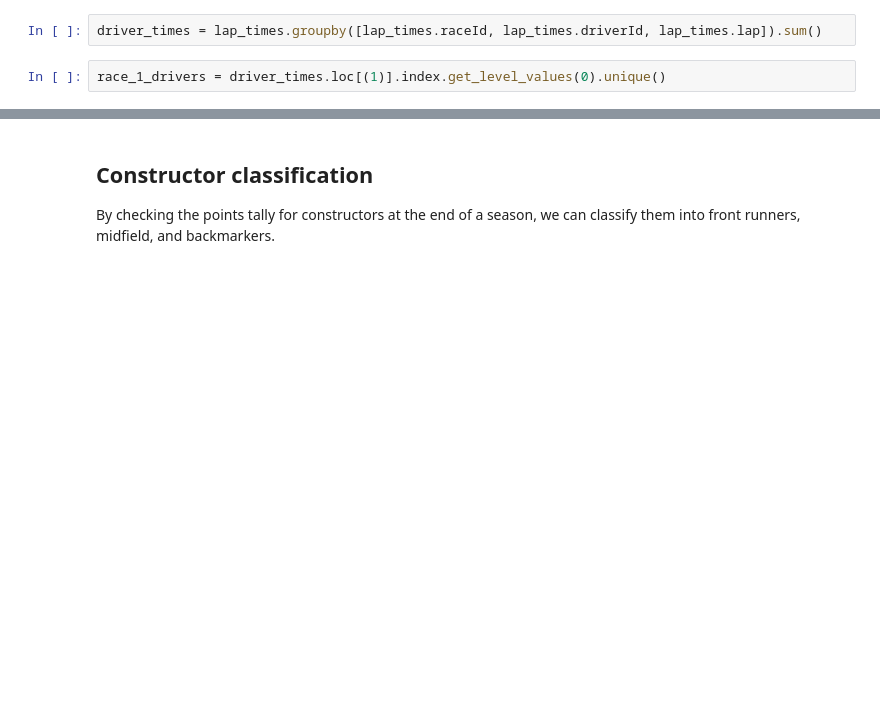
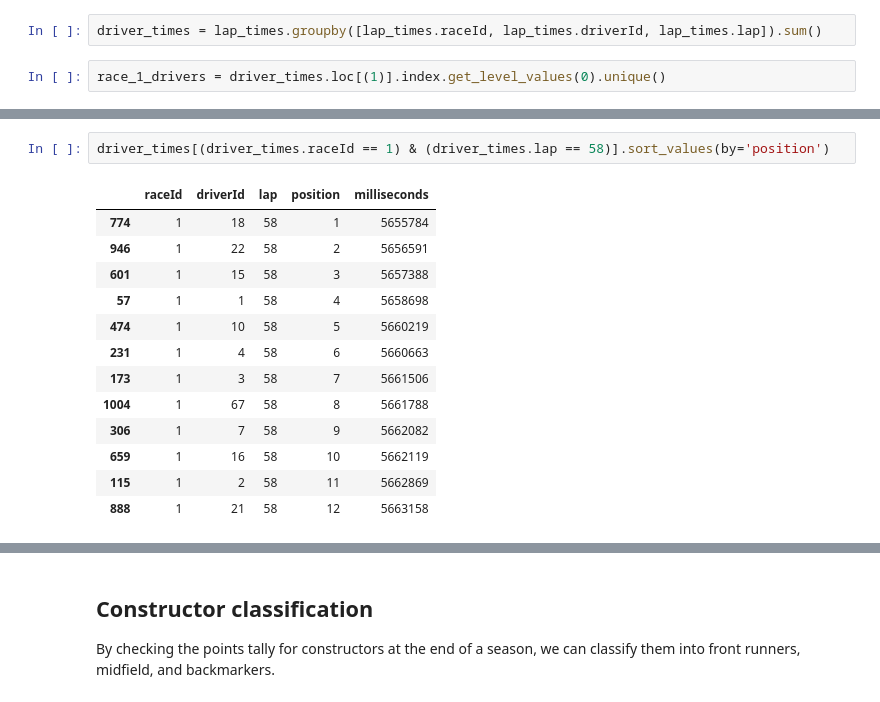
Before and after one commit to mnvsngv/cs696-bigdata, a Jupyter notebook: Project/Project.ipynb, the cells around one changed output, grey strips where cells are left out. Cells and saved outputs as stored; diff of their text form; blank space fills up the shorter version.

```diff
--- a/Project/Project.ipynb
+++ b/Project/Project.ipynb
@@ -35,0 +108,16 @@ circuits = pd.read_csv('f1-data/circuits.csv', encoding='ISO-8859-1')
+# %%
+driver_times[(driver_times.raceId == 1) & (driver_times.lap == 58)].sort_values(by='position')
+# %% [output]
+|  | raceId | driverId | lap | position | milliseconds |
+| 774 | 1 | 18 | 58 | 1 | 5655784 |
+| 946 | 1 | 22 | 58 | 2 | 5656591 |
+| 601 | 1 | 15 | 58 | 3 | 5657388 |
+| 57 | 1 | 1 | 58 | 4 | 5658698 |
+| 474 | 1 | 10 | 58 | 5 | 5660219 |
+| 231 | 1 | 4 | 58 | 6 | 5660663 |
+| 173 | 1 | 3 | 58 | 7 | 5661506 |
+| 1004 | 1 | 67 | 58 | 8 | 5661788 |
+| 306 | 1 | 7 | 58 | 9 | 5662082 |
+| 659 | 1 | 16 | 58 | 10 | 5662119 |
+| 115 | 1 | 2 | 58 | 11 | 5662869 |
+| 888 | 1 | 21 | 58 | 12 | 5663158 |
```
Also changed, not shown: parts of 14 cells of this notebook.
